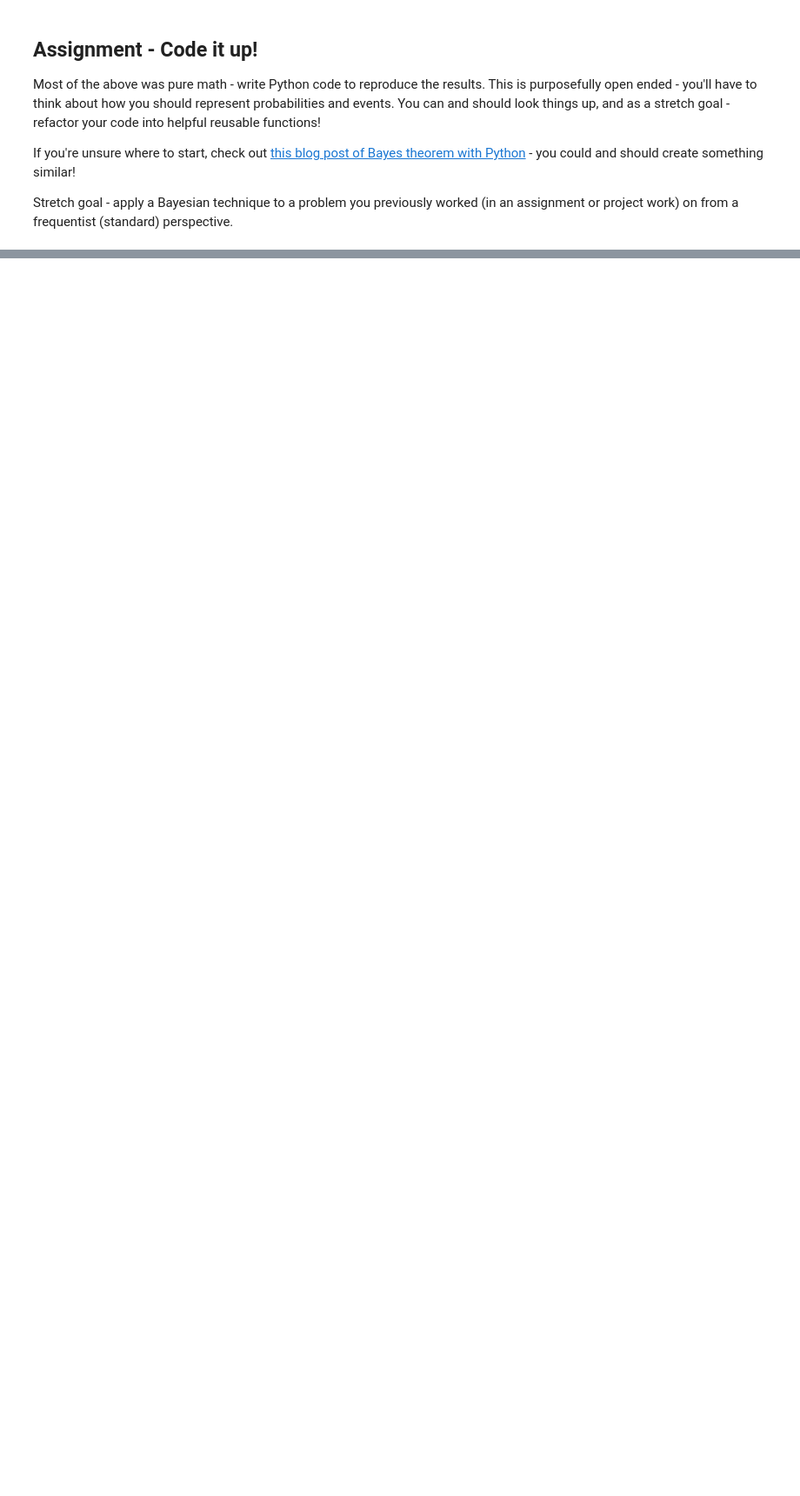
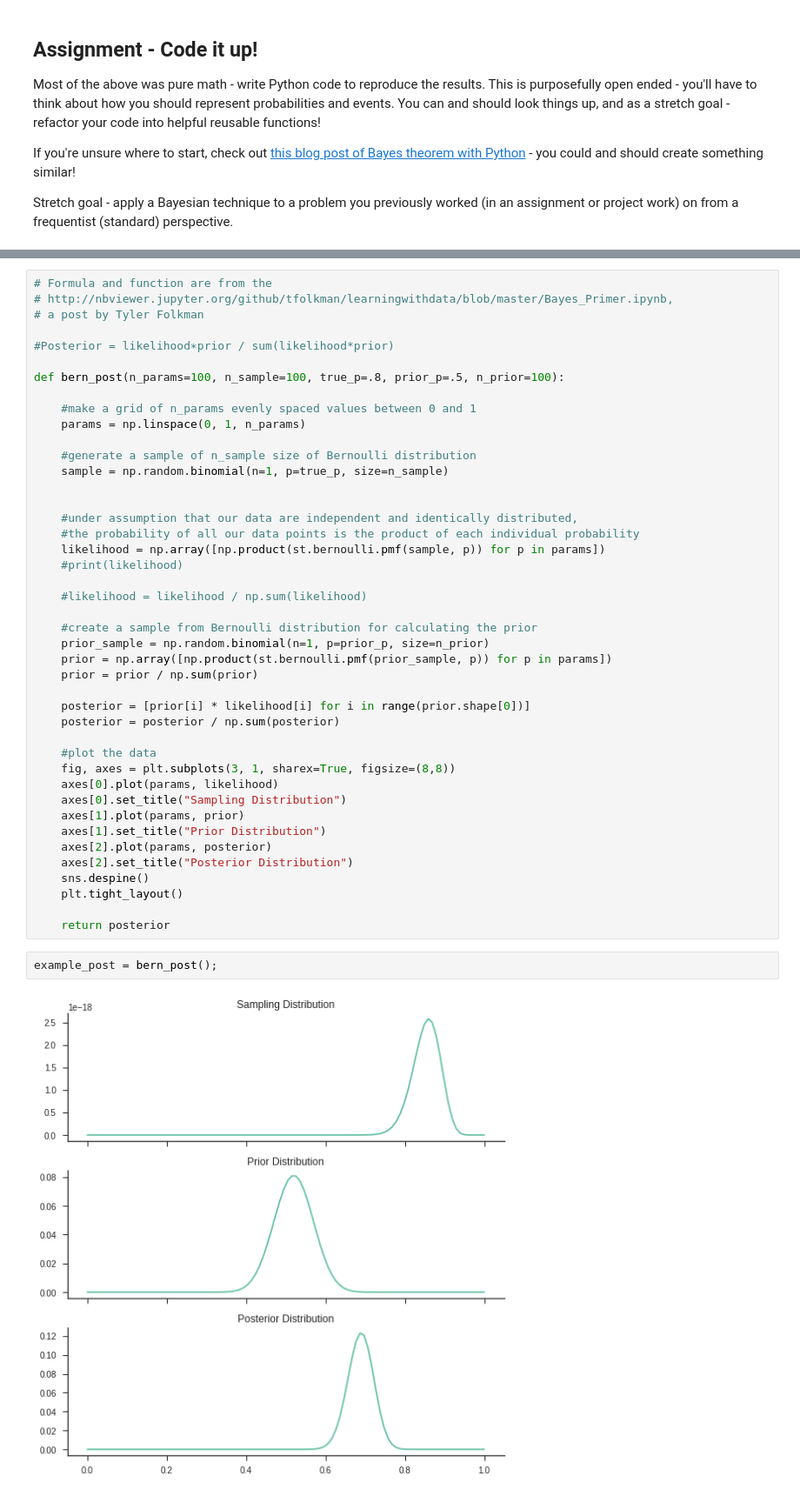
Before and after one commit to bloominstituteoftechnology/DS-Unit-1-Sprint-3-Statistical-Tests-and-Experiments, a Jupyter notebook: module3-introduction-to-bayesian-inference/LS_DS_143_Introduction_to_Bayesian_Inference.ipynb, the cells around one changed output, grey strips where cells are left out. Shown at 87% size. Drawn from its saved outputs; the diff is of its cells as text; blank space fills up the shorter version.

```diff
--- a/module3-introduction-to-bayesian-inference/LS_DS_143_Introduction_to_Bayesian_Inference.ipynb
+++ b/module3-introduction-to-bayesian-inference/LS_DS_143_Introduction_to_Bayesian_Inference.ipynb
@@ -79,0 +222,47 @@ Stretch goal - apply a Bayesian technique to a problem you previously worked (in
+# %%
+# Formula and function are from the
+# http://nbviewer.jupyter.org/github/tfolkman/learningwithdata/blob/master/Bayes_Primer.ipynb,
+# a post by Tyler Folkman
+
+#Posterior = likelihood∗prior / sum(likelihood*prior)
+
+def bern_post(n_params=100, n_sample=100, true_p=.8, prior_p=.5, n_prior=100):
+
+    #make a grid of n_params evenly spaced values between 0 and 1
+    params = np.linspace(0, 1, n_params)
+
+    #generate a sample of n_sample size of Bernoulli distribution
+    sample = np.random.binomial(n=1, p=true_p, size=n_sample)
+
+
+    #under assumption that our data are independent and identically distributed,
+    #the probability of all our data points is the product of each individual probability
+    likelihood = np.array([np.product(st.bernoulli.pmf(sample, p)) for p in params])
+    #print(likelihood)
+
+    #likelihood = likelihood / np.sum(likelihood)
+
+    #create a sample from Bernoulli distribution for calculating the prior
+    prior_sample = np.random.binomial(n=1, p=prior_p, size=n_prior)
+    prior = np.array([np.product(st.bernoulli.pmf(prior_sample, p)) for p in params])
+    prior = prior / np.sum(prior)
+
+    posterior = [prior[i] * likelihood[i] for i in range(prior.shape[0])]
+    posterior = posterior / np.sum(posterior)
+
+    #plot the data
+    fig, axes = plt.subplots(3, 1, sharex=True, figsize=(8,8))
+    axes[0].plot(params, likelihood)
+    axes[0].set_title("Sampling Distribution")
+    axes[1].plot(params, prior)
+    axes[1].set_title("Prior Distribution")
+    axes[2].plot(params, posterior)
+    axes[2].set_title("Posterior Distribution")
+    sns.despine()
+    plt.tight_layout()
+
+    return posterior
+# %%
+example_post = bern_post();
+# %% [output]
+[figure, added]
```
Also changed, not shown: parts of 18 cells of this notebook.
